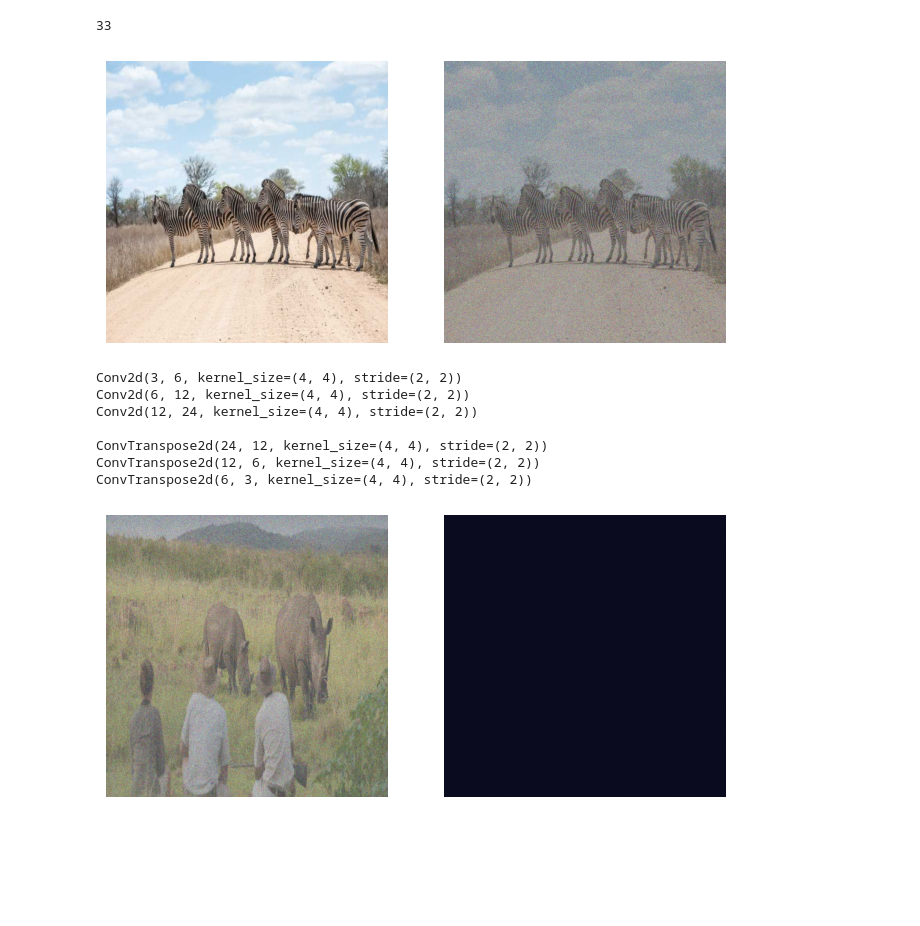
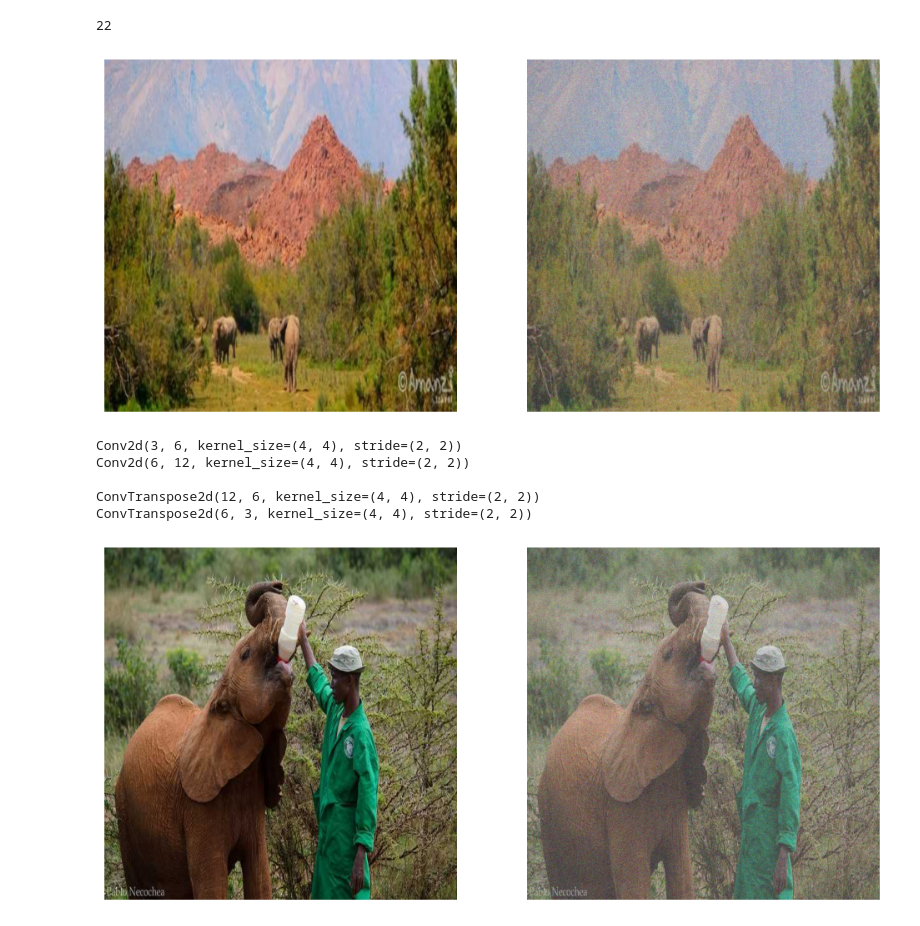
Before and after one commit to edo-vi/computer_vision, a Jupyter notebook: test.ipynb, the cells around one changed output. Drawn from its saved outputs; the diff is of its cells as text; code cells hidden in the pictures; blank space fills up the shorter version.

```diff
--- a/test.ipynb
+++ b/test.ipynb
@@ -1,18 +1,25 @@
 # %%
 %load_ext autoreload
 %autoreload 2
-# %%
-import yaml
-from torch.utils.data import DataLoader
-from DataLoader import AfricanWildlifeDataset, show_image, show_pair
-from DenoisingAE import DenoisingAE
-import torch
-import gc
-
-torch.cuda.empty_cache()
-gc.collect()
-# %% [output]
-33
+# %%
+import yaml
+from torch.utils.data import DataLoader
+from DataLoader import AfricanWildlifeDataset, show_image, show_pair, show_triple
+from DenoisingAE import DenoisingAE, DenoisingAEV1
+import torch
+import gc
+from lightning.pytorch.callbacks import ModelCheckpoint
+from lightning import Trainer
+from lightning.pytorch.loggers import TensorBoardLogger
+
+best_checkpoint_path_20_v1 = "/home/edoardo/aiproject/tb_logs/denoising_autoencoder_v1/20/checkpoints/epoch=142-step=18876.ckpt"
+best_checkpoint_path_10_v1 = "/home/edoardo/aiproject/tb_logs/denoising_autoencoder_v1/10/checkpoints/epoch=70-step=9372.ckpt"
+best_checkpoint_path_10_v0 = "/home/edoardo/aiproject/tb_logs/denoising_autoencoder_v0/10_1/checkpoints/epoch=237-step=31416.ckpt"
+last_checkpoint_path_10_v0 = "/home/edoardo/aiproject/tb_logs/denoising_autoencoder_v0/10_1/checkpoints/last.ckpt"
+torch.cuda.empty_cache()
+gc.collect()
+# %% [output]
+22
 # %%
 # from pathlib import Path
 # import os
@@ -34,38 +41,36 @@ gc.collect()
 # %%
 import gin
 
 gin.parse_config_file("config.cfg")
 
 train_dataset = AfricanWildlifeDataset()
 val_dataset = AfricanWildlifeDataset(kind="valid")
 
 show_image(train_dataset)
 
 # add_wandb_callback(model, enable_model_checkpointing=True)
 # results = model.train(
 #     data="african_wildlife.yaml",
 #     epochs=20,
 #     imgsz=640,
 #     # project="aiproject",
 # )
 
 # print(results)
 
-img, label = train_dataset[1000]
+img, original = train_dataset[888]
 ae = DenoisingAE()
 decoded = ae(img)
 
-show_pair(img, decoded)
+show_pair(original, img)
 # %% [output]
-[figure, old version]
+[figure, new version]
 Conv2d(3, 6, kernel_size=(4, 4), stride=(2, 2))
 Conv2d(6, 12, kernel_size=(4, 4), stride=(2, 2))
-Conv2d(12, 24, kernel_size=(4, 4), stride=(2, 2))
 
-ConvTranspose2d(24, 12, kernel_size=(4, 4), stride=(2, 2))
 ConvTranspose2d(12, 6, kernel_size=(4, 4), stride=(2, 2))
 ConvTranspose2d(6, 3, kernel_size=(4, 4), stride=(2, 2))
-[figure, old version]
+[figure, new version]
 # %%
 train_loader = DataLoader(dataset=train_dataset, batch_size=8, num_workers=16)
 val_loader = DataLoader(dataset=val_dataset, batch_size=8)
```
Also changed, not shown: parts of 4 cells of this notebook, 11 other files.
